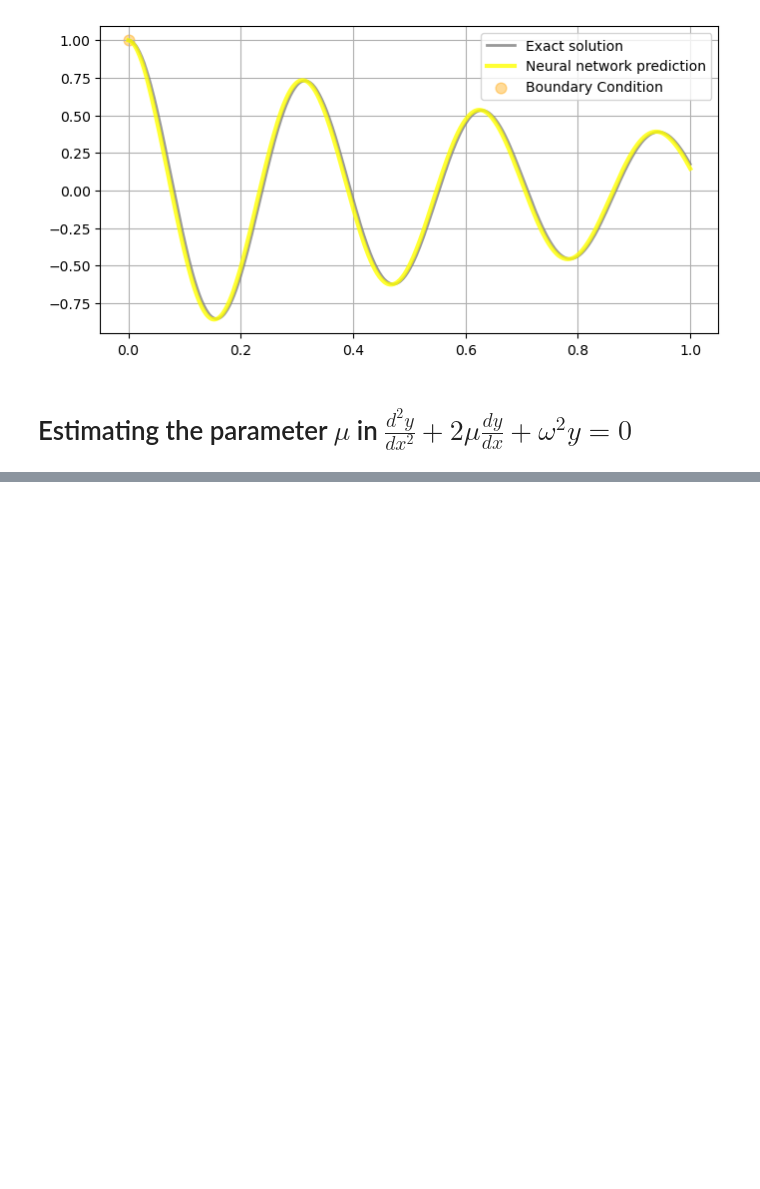
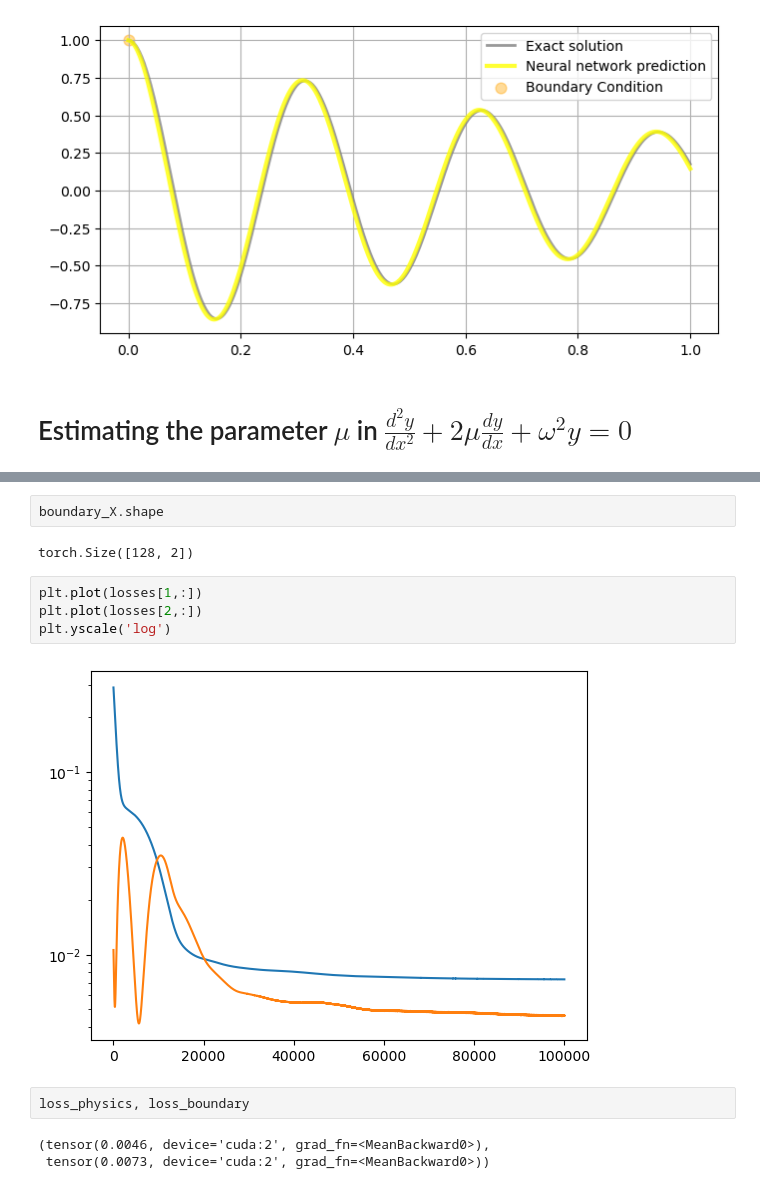
Before and after one commit to rpazuki/morpho_repo, a Jupyter notebook: pytorch/templates.ipynb, the cells around one changed output, grey strips where cells are left out. Saved outputs shown, nothing was run; the diff lists cells and outputs as text; blank space fills up the shorter version.

```diff
--- a/pytorch/templates.ipynb
+++ b/pytorch/templates.ipynb
@@ -178,0 +317,15 @@ plt.show()
+# %%
+boundary_X.shape
+# %% [output]
+torch.Size([128, 2])
+# %%
+plt.plot(losses[1,:])
+plt.plot(losses[2,:])
+plt.yscale('log')
+# %% [output]
+[figure, added]
+# %%
+loss_physics, loss_boundary
+# %% [output]
+(tensor(0.0046, device='cuda:2', grad_fn=<MeanBackward0>),
+ tensor(0.0073, device='cuda:2', grad_fn=<MeanBackward0>))
```
Also changed, not shown: parts of 12 cells of this notebook, 3 other files.
